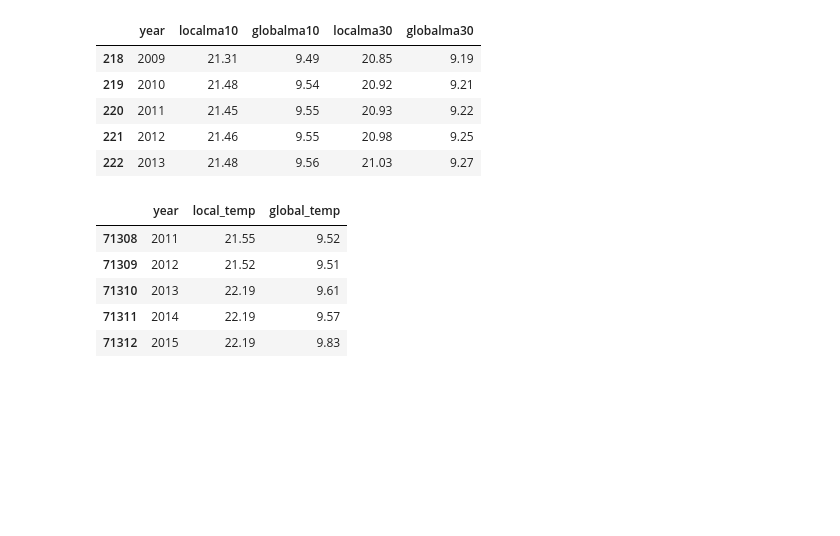
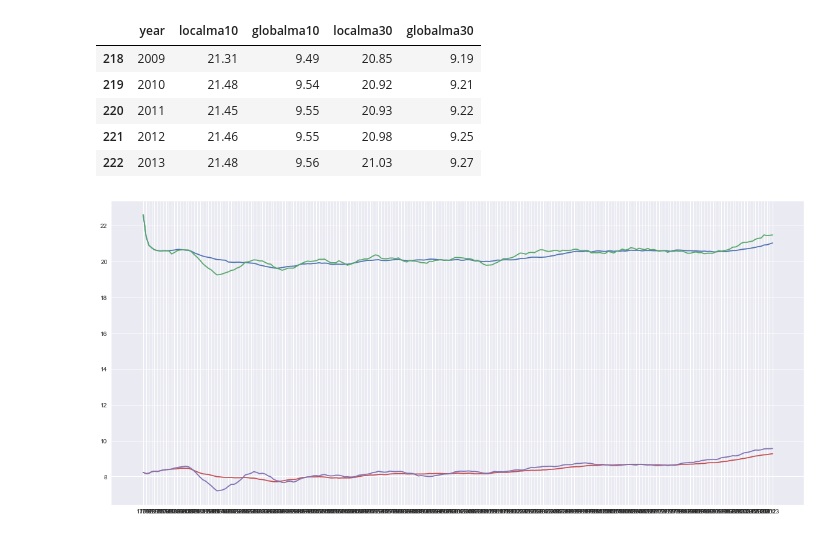
Before and after one commit to Sasa94s/explore-weather-trends, a Jupyter notebook: Explore-Weather-Trends.ipynb, the cells around one changed output. Drawn from its saved outputs; the diff is of its cells as text; code cells hidden in the pictures; blank space fills up the shorter version.

Commit message:
feat: visualizing MA

```diff
--- a/Explore-Weather-Trends.ipynb
+++ b/Explore-Weather-Trends.ipynb
@@ -16,5 +16,5 @@ import psycopg2
 # %%
 %matplotlib inline
 # Control the default size of figures
-#%pylab inline
-#pylab.rcParams['figure.figsize'] = (20, 9)   # Change the size of plots
+%pylab inline
+pylab.rcParams['figure.figsize'] = (20, 9)   # Change the size of plots
@@ -89,11 +117,14 @@ def preprocessing(df):
     df.fillna(method='bfill', inplace=True)
 # %%
 preprocessing(data)
-data.tail()
+preprocessing(alex)
-# %% [output]
-|  | year | local_temp | global_temp |
-| 71308 | 2011 | 21.55 | 9.52 |
-| 71309 | 2012 | 21.52 | 9.51 |
-| 71310 | 2013 | 22.19 | 9.61 |
-| 71311 | 2014 | 22.19 | 9.57 |
-| 71312 | 2015 | 22.19 | 9.83 |
+# %%
+sns.set()
+_ = plt.plot(alex['year'], alex['localma30'], label='Alexandria Temperature 30-day MA')
+_ = plt.plot(alex['year'], alex['localma10'], label='Alexandria Temperature 10-day MA')
+_ = plt.plot(alex['year'], alex['globalma30'], label='Global Temperature 30-day MA')
+_ = plt.plot(alex['year'], alex['globalma10'], label='Global Temperature 10-day MA')
+
+plt.show()
+# %% [output]
+[figure, added]
```
Also changed, not shown: parts of 10 cells of this notebook.
